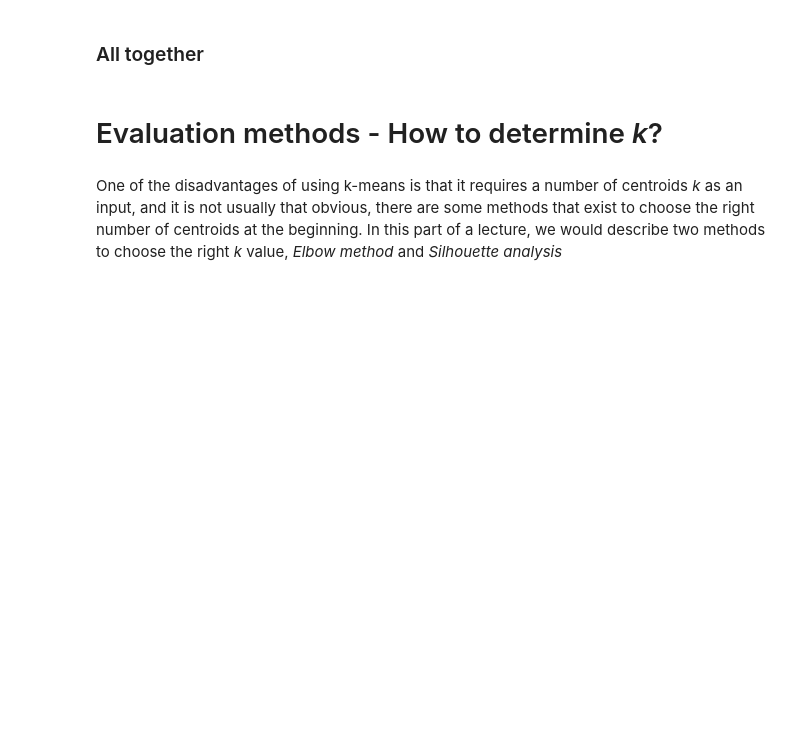
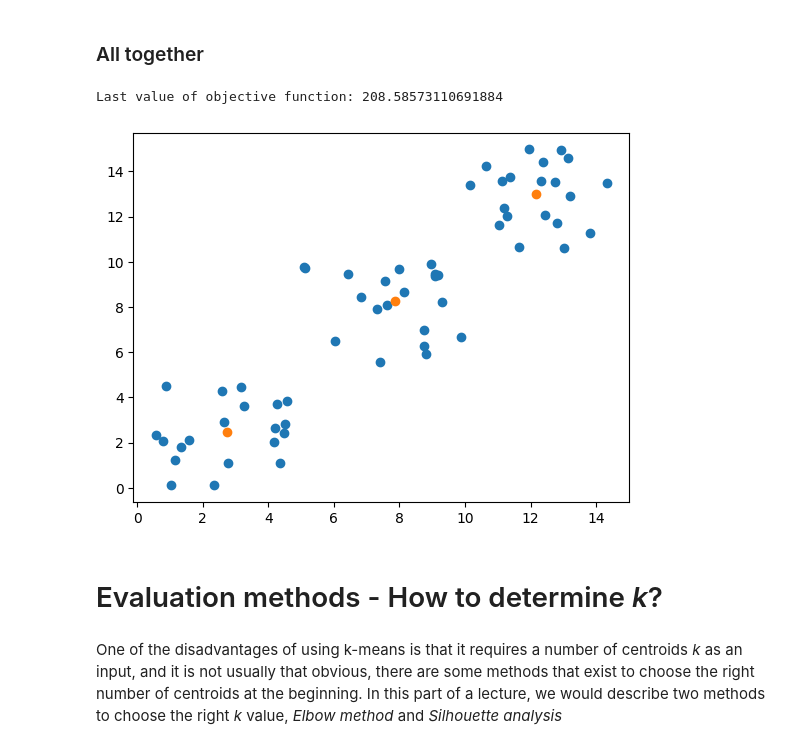
Before and after one commit to mkousal/MPA-MLF, a Jupyter notebook: Lab_2/Lab_02_task.ipynb, the cells around one changed output. Drawn from its saved outputs; the diff is of its cells as text; code cells hidden in the pictures; blank space fills up the shorter version.

```diff
--- a/Lab_2/Lab_02_task.ipynb
+++ b/Lab_2/Lab_02_task.ipynb
@@ -203,5 +203,79 @@ plt.scatter(c[:,0], c[:,1], c=[0,1,0])
 # %% [markdown]
 ### All together
+# %%
+k = 3
+n_of_points = 60
+
+points = np.random.rand(n_of_points,2) * 5
+points = split_points(points, 3)
+
+def split_points(points: np.array, n_of_point_groups: int) -> np.array:
+    changed_points = copy.copy(points)
+    index = np.arange(len(points))
+    groups_index = np.split(index, n_of_point_groups)
+
+    for id_group,group_index in enumerate(groups_index):
+        changed_points[group_index] = points[group_index] + 5*id_group
+
+    return changed_points
+
+def initialize_clusters(points: np.array, k_clusters: int) -> np.array:
+    index = np.arange(len(points))
+    index = np.random.choice(index, k_clusters)
+    k_points = points[index]
+    return k_points
+
+def calculate_metric(points: np.array, centroid: np.array) -> np.array:
+    metric = np.square(np.linalg.norm(points-centroid, axis=1))
+    return metric
+
+def compute_distances(points: np.array, centroids_points: np.array) -> np.array:
+    distances = np.asarray([calculate_metric(points, centroid) for centroid in centroids_points])
+    return distances
+
+def assign_centroids(distances: np.array) -> np.array:
+    return np.argmin(distances, axis=0) # priradim bod centroidu, ktery je nejblize (ma nejmensi vzdalenost) od centroidu
+
+def calculate_objective(cluster_belongs: np.array, distances: np.array) -> np.array:
+    dist_sum = np.sum(distances.T[np.arange(len(distances.T)), cluster_belongs])  # funkce podle zadani vyse
+    return dist_sum
+
+def calculate_new_centroids(points: np.array, clusters_belongs: np.array, n_of_clusters: int) -> np.array:
+    cluster_new = []
+    for cluster_id in range(n_of_clusters):             # projdi vsechny clustery
+        j = np.where(clusters_belongs == cluster_id)    # pokud resim aktualni cluster
+        points_sel = points[j]                          # vyberu si jeho body
+        cluster_new.append(np.mean(points_sel, axis=0)) # spocitam prumer techto vybranych bodu -> novy stred clusteru
+    return np.array(cluster_new)
+
+def fit(points: np.array, n_of_centroids: int, n_of_iterations: int, error: float = 0.001) -> tuple:
+    centroid_points = initialize_clusters(points, n_of_centroids)
+    last_objective = 10000
+
+    for i in range(n_of_iterations):
+        dists = compute_distances(points, centroid_points)
+        cluster_assignment = assign_centroids(dists)
+
+        objective = calculate_objective(cluster_assignment, dists)
+
+        if abs(last_objective - objective) < error:
+            break
+
+        last_objective = objective
+
+        centroid_points = calculate_new_centroids(points, cluster_assignment, n_of_centroids)
+
+    return centroid_points, last_objective
+
+c, l = fit(points, k, 1000)
+print("Last value of objective function: " + str(l))
+plt.figure()
+plt.scatter(points[:,0],points[:,1])
+plt.scatter(c[:,0], c[:,1])
+plt.show()
+# %% [output]
+Last value of objective function: 208.58573110691884
+[figure, added]
 # %% [markdown]
 # Evaluation methods - How to determine *k*?
 # %% [markdown]
```
Also changed, not shown: parts of 3 cells of this notebook.
